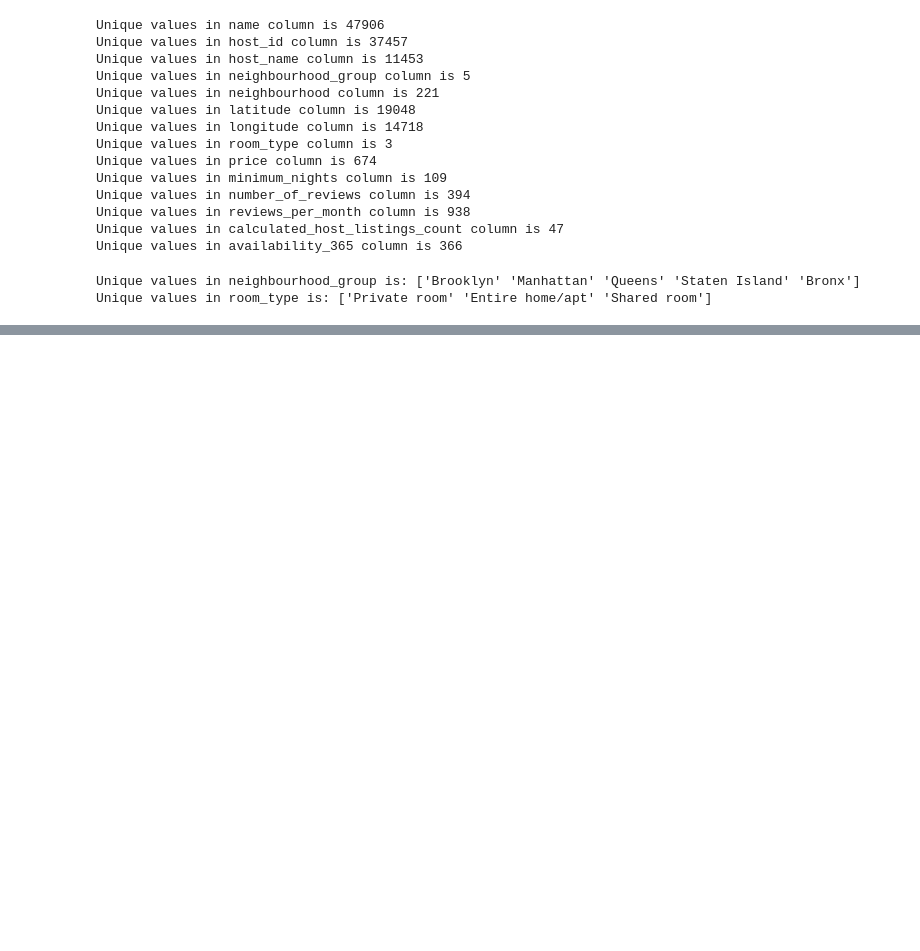
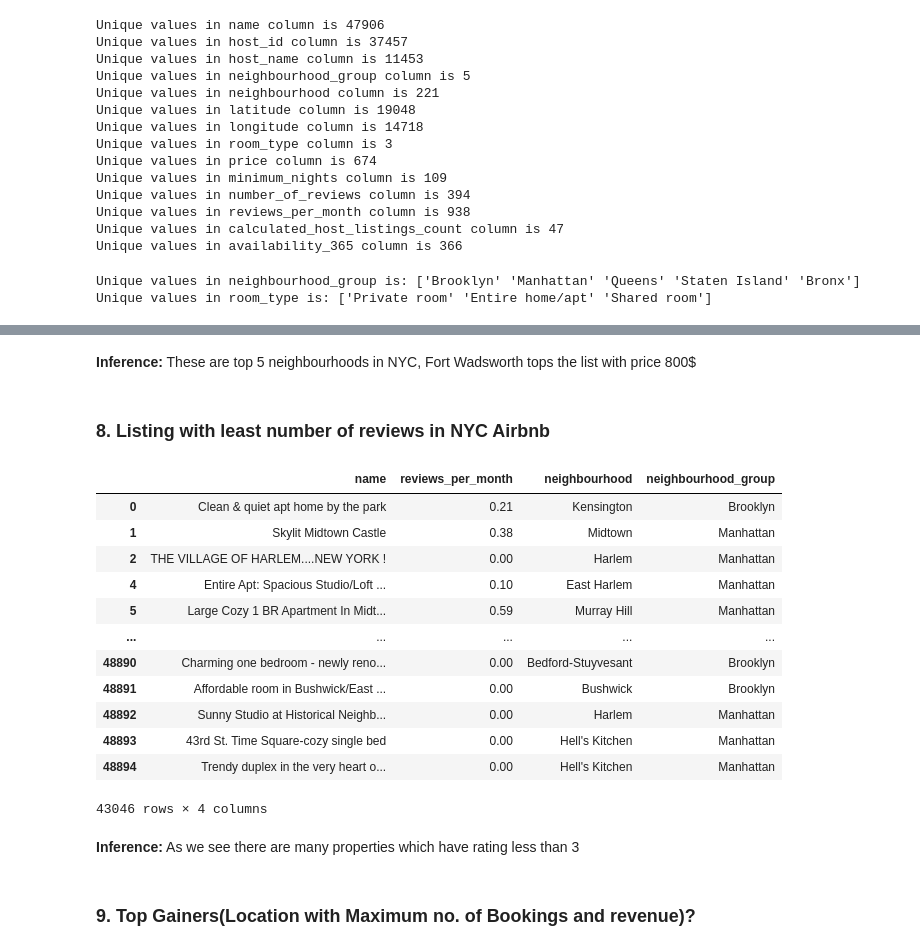
Before and after one commit to v1git12/Capstone-Project-1---AirBnb-Booking-Analysis, a Jupyter notebook: AirBnb_Booking_Analysis.ipynb, the cells around one changed output, grey strips where cells are left out. Cells and saved outputs as stored; diff of their text form; code cells hidden in the pictures; blank space fills up the shorter version.

```diff
--- a/AirBnb_Booking_Analysis.ipynb
+++ b/AirBnb_Booking_Analysis.ipynb
@@ -184,0 +380,25 @@ Unique values in room_type is: ['Private room' 'Entire home/apt' 'Shared room']
+# %% [markdown]
+**Inference:** These are top 5 neighbourhoods in NYC, Fort Wadsworth tops the list with price 800$
+# %% [markdown]
+### 8. Listing with least number of reviews in NYC Airbnb
+# %%
+less_reviews = airbnb_data[(airbnb_data['reviews_per_month']<3)]
+less_reviews[['name','reviews_per_month','neighbourhood','neighbourhood_group']]
+# %% [output]
+|  | name | reviews_per_month | neighbourhood | neighbourhood_group |
+| 0 | Clean & quiet apt home by the park | 0.21 | Kensington | Brooklyn |
+| 1 | Skylit Midtown Castle | 0.38 | Midtown | Manhattan |
+| 2 | THE VILLAGE OF HARLEM....NEW YORK ! | 0.00 | Harlem | Manhattan |
+| 4 | Entire Apt: Spacious Studio/Loft ... | 0.10 | East Harlem | Manhattan |
+| 5 | Large Cozy 1 BR Apartment In Midt... | 0.59 | Murray Hill | Manhattan |
+| ... | ... | ... | ... | ... |
+| 48890 | Charming one bedroom - newly reno... | 0.00 | Bedford-Stuyvesant | Brooklyn |
+| 48891 | Affordable room in Bushwick/East ... | 0.00 | Bushwick | Brooklyn |
+| 48892 | Sunny Studio at Historical Neighb... | 0.00 | Harlem | Manhattan |
+| 48893 | 43rd St. Time Square-cozy single bed | 0.00 | Hell's Kitchen | Manhattan |
+| 48894 | Trendy duplex in the very heart o... | 0.00 | Hell's Kitchen | Manhattan |
+43046 rows × 4 columns
+# %% [markdown]
+**Inference:** As we see there are many properties which have rating less than 3
+# %% [markdown]
+### 9. Top Gainers(Location with Maximum no. of Bookings and revenue)?
```
Also changed, not shown: parts of 34 cells of this notebook.
